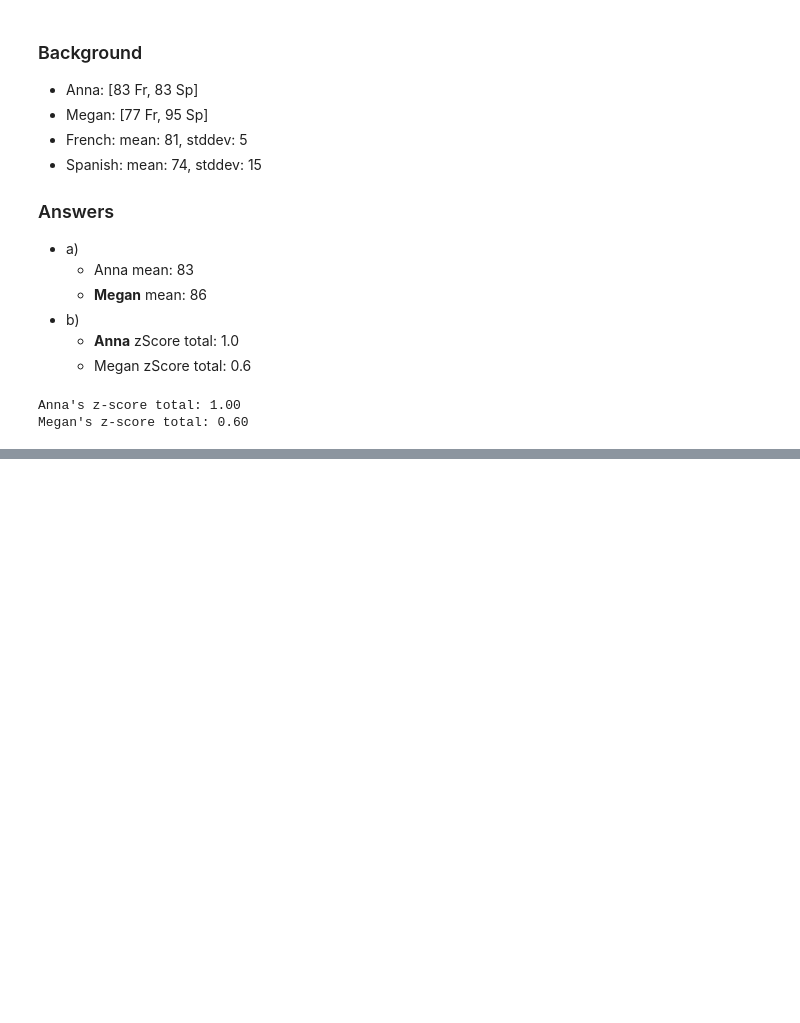
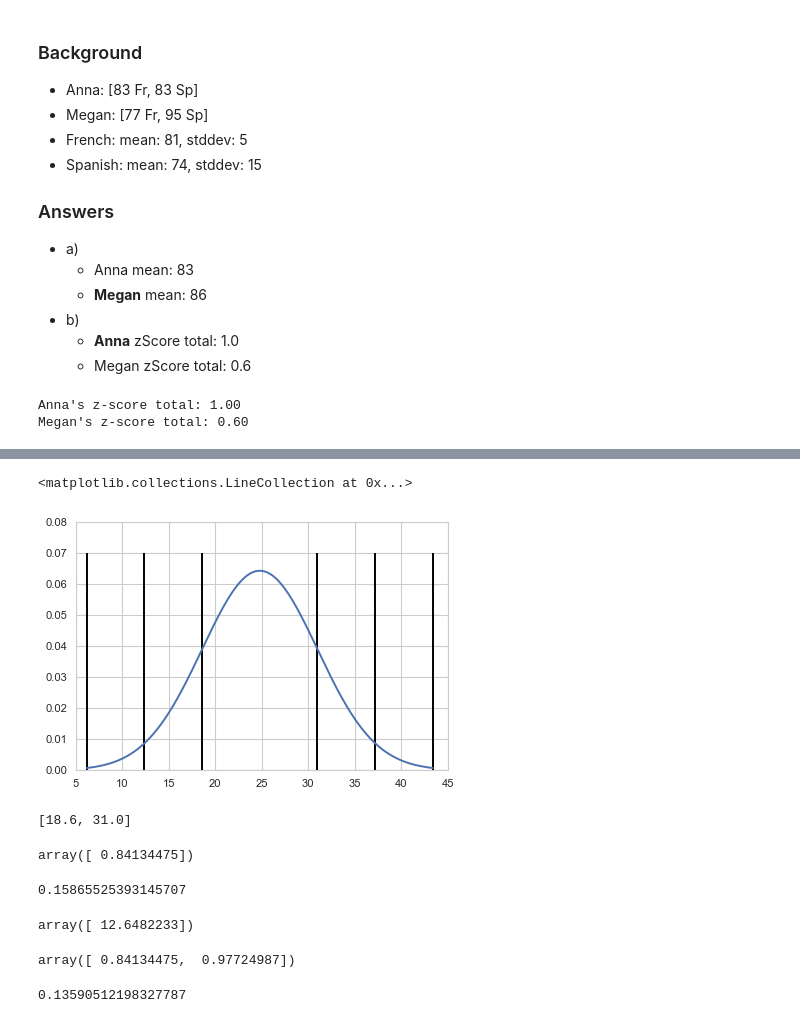
Before and after one commit to rickhaffey/stats-dvb, a Jupyter notebook: exercises/Chapter 6 - Exercises.ipynb, the cells around one changed output, grey strips where cells are left out. Saved outputs shown, nothing was run; the diff lists cells and outputs as text; code cells hidden in the pictures; blank space fills up the shorter version.

```diff
--- a/exercises/Chapter 6 - Exercises.ipynb
+++ b/exercises/Chapter 6 - Exercises.ipynb
@@ -223,0 +301,36 @@ Megan's z-score total: 0.60
+# %%
+lower = 24.8 - 3 * 6.2
+upper = 24.8 + 3 * 6.2
+x = np.linspace(lower, upper, 1000)
+y = stats.norm.pdf(x, loc=24.8, scale=6.2)
+plt.plot(x, y)
+plt.vlines([lower, lower + 6.2, lower + 2 * 6.2, upper - 2 * 6.2, upper - 6.2, upper], 0, 0.07)
+# %% [output]
+<matplotlib.collections.LineCollection at 0x...>
+[figure, added]
+# %%
+[24.8 + x for x in [-6.2, 6.2]]
+# %% [output]
+[18.6, 31.0]
+# %%
+z = (31 - 24.8) / 6.2
+stats.norm.cdf([z])
+# %% [output]
+array([ 0.84134475])
+# %%
+1 - stats.norm.cdf(31, loc=24.8, scale=6.2)
+# %% [output]
+0.15865525393145707
+# %%
+stats.norm.ppf([0.025], loc=24.8, scale=6.2)
+# %% [output]
+array([ 12.6482233])
+# %%
+x = stats.norm.cdf([31, 37.2], loc=24.8, scale=6.2)
+x
+# %% [output]
+array([ 0.84134475,  0.97724987])
+# %%
+x[1] - x[0]
+# %% [output]
+0.13590512198327787
```
Also changed, not shown: parts of 49 cells of this notebook.
